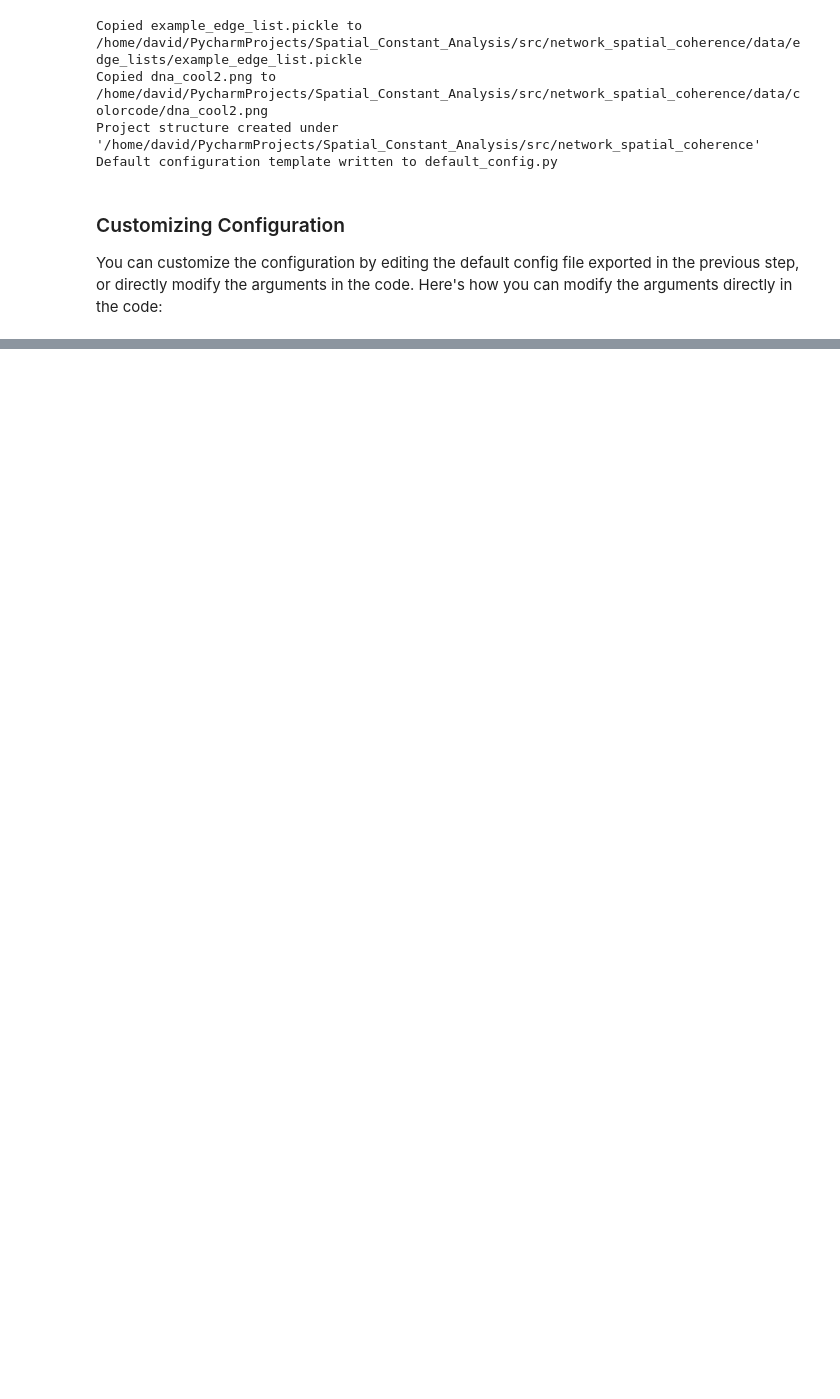
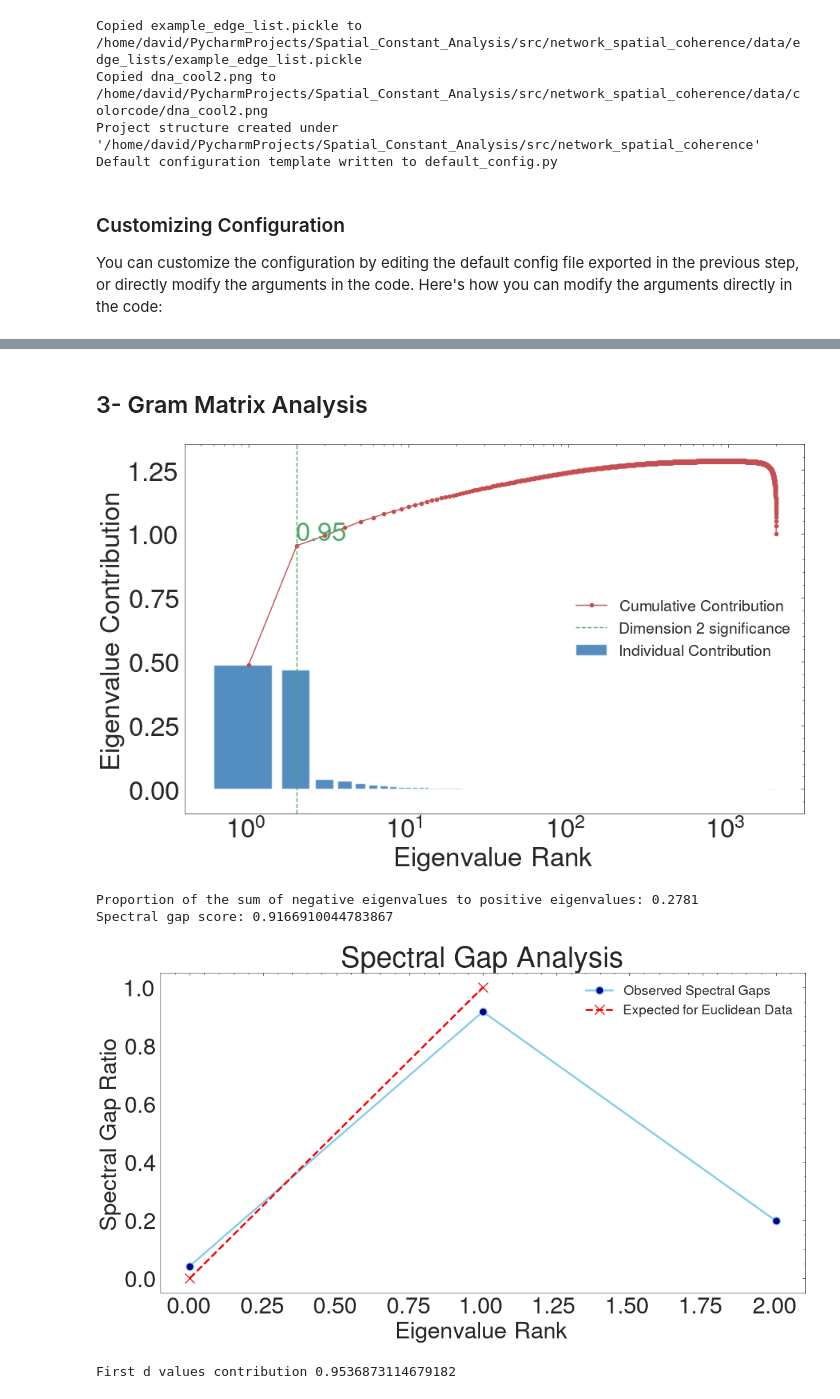
Before and after one commit to DavidFernandezBonet/Spatial_Constant_Analysis, a Jupyter notebook: network_spatial_coherence/network_spatial_coherence_tutorial.ipynb, the cells around one changed output, grey strips where cells are left out. Saved outputs shown, nothing was run; the diff lists cells and outputs as text; code cells hidden in the pictures; blank space fills up the shorter version.

```diff
--- a/network_spatial_coherence/network_spatial_coherence_tutorial.ipynb
+++ b/network_spatial_coherence/network_spatial_coherence_tutorial.ipynb
@@ -137,0 +149,10 @@ PREDICTED DIMENSIONS [1.         1.52       1.72881356 1.68627451 1.8902439  1.7
+# %% [markdown]
+## 3- Gram Matrix Analysis
+# %%
+nsc_pipeline.rank_matrix_analysis(args)
+# %% [output]
+[figure, added]
+Proportion of the sum of negative eigenvalues to positive eigenvalues: 0.2781
+Spectral gap score: 0.9166910044783867
+[figure, added]
+First d values contribution 0.9536873114679182
```
Also changed, not shown: parts of 13 cells of this notebook, 44 other files.
